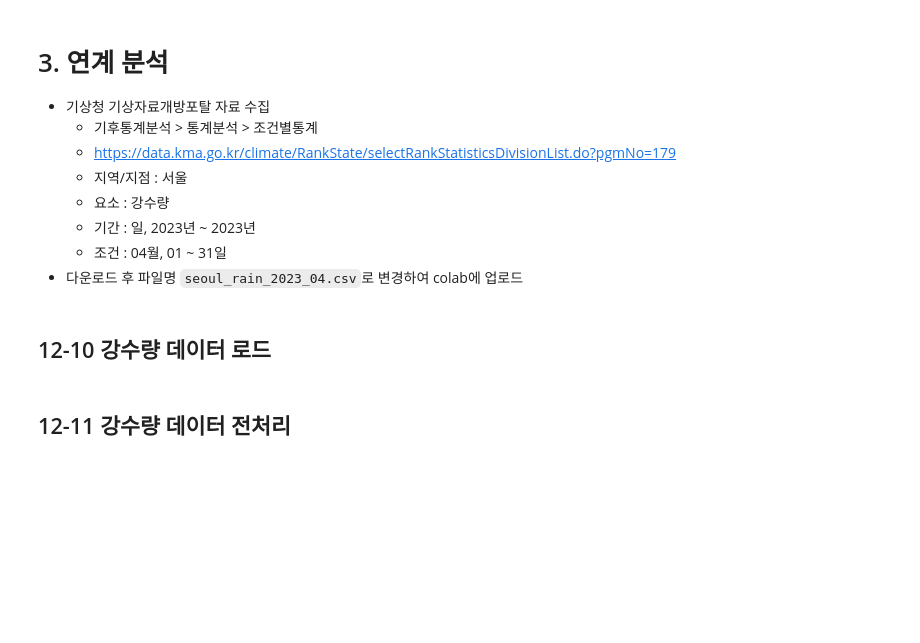
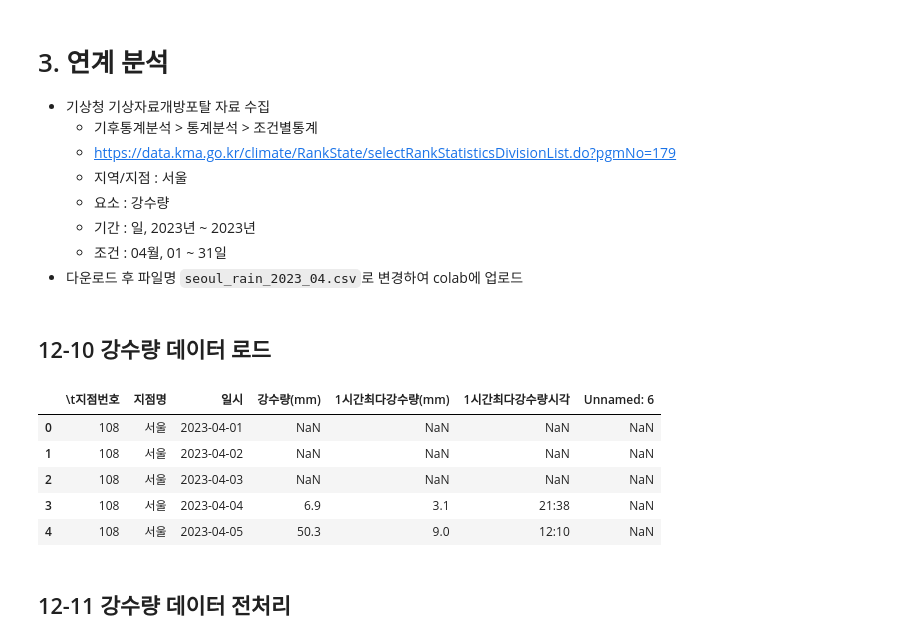
Before and after one commit to Dayeong-Hwang/Data-Analysis-with-Open-Source, a Jupyter notebook: 오픈소스_데이터_분석_12강.ipynb, the cells around one changed output. Drawn from its saved outputs; the diff is of its cells as text; code cells hidden in the pictures; blank space fills up the shorter version.

```diff
--- a/오픈소스_데이터_분석_12강.ipynb
+++ b/오픈소스_데이터_분석_12강.ipynb
@@ -340,8 +328,15 @@ Name: count, dtype: int64
 # %%
 ## 강수량 데이터 CSV 파일 로드
 file_path = 'seoul_rain_2023_04.csv'
-rain_df = pd.read_csv(file_path, encoding='cp949', skiprows=12)
+rain_df = pd.read_csv(file_path, encoding='utf-8', skiprows=12)
 rain_df.head(5)
+# %% [output]
+|  | \t지점번호 | 지점명 | 일시 | 강수량(mm) | 1시간최다강수량(mm) | 1시간최다강수량시각 | Unnamed: 6 |
+| 0 | 108 | 서울 | 2023-04-01 | NaN | NaN | NaN | NaN |
+| 1 | 108 | 서울 | 2023-04-02 | NaN | NaN | NaN | NaN |
+| 2 | 108 | 서울 | 2023-04-03 | NaN | NaN | NaN | NaN |
+| 3 | 108 | 서울 | 2023-04-04 | 6.9 | 3.1 | 21:38 | NaN |
+| 4 | 108 | 서울 | 2023-04-05 | 50.3 | 9.0 | 12:10 | NaN |
 # %% [markdown]
 ## 12-11 강수량 데이터 전처리
 # %%
```
Also changed, not shown: parts of 1 cell of this notebook.
